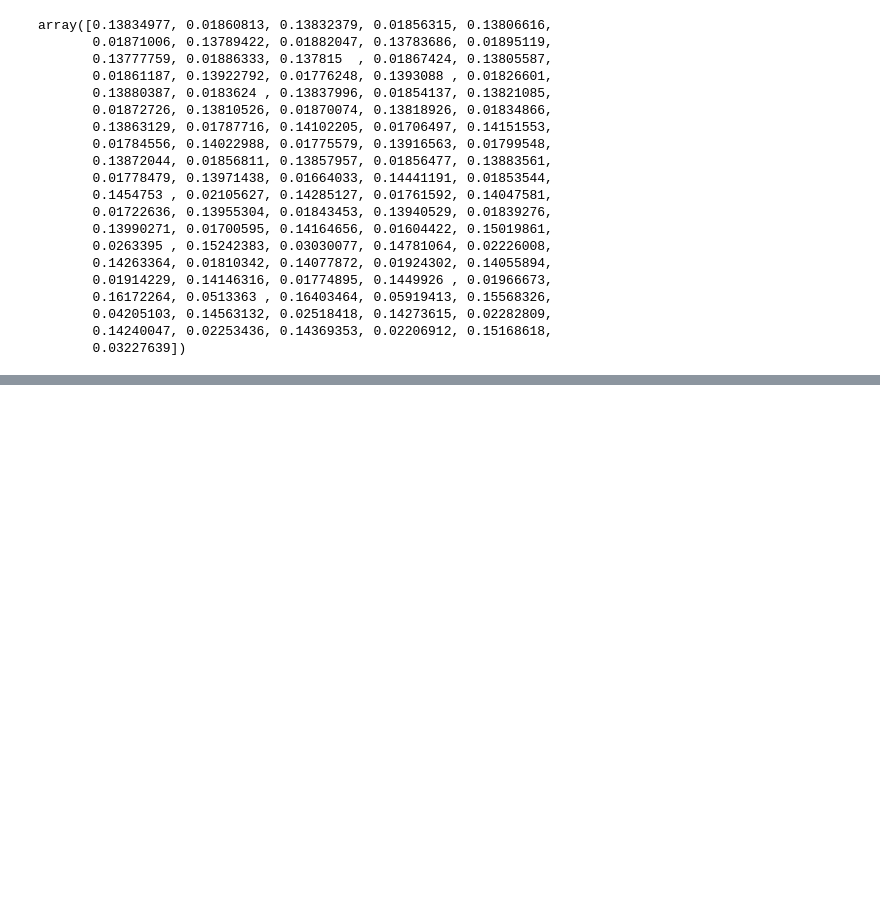
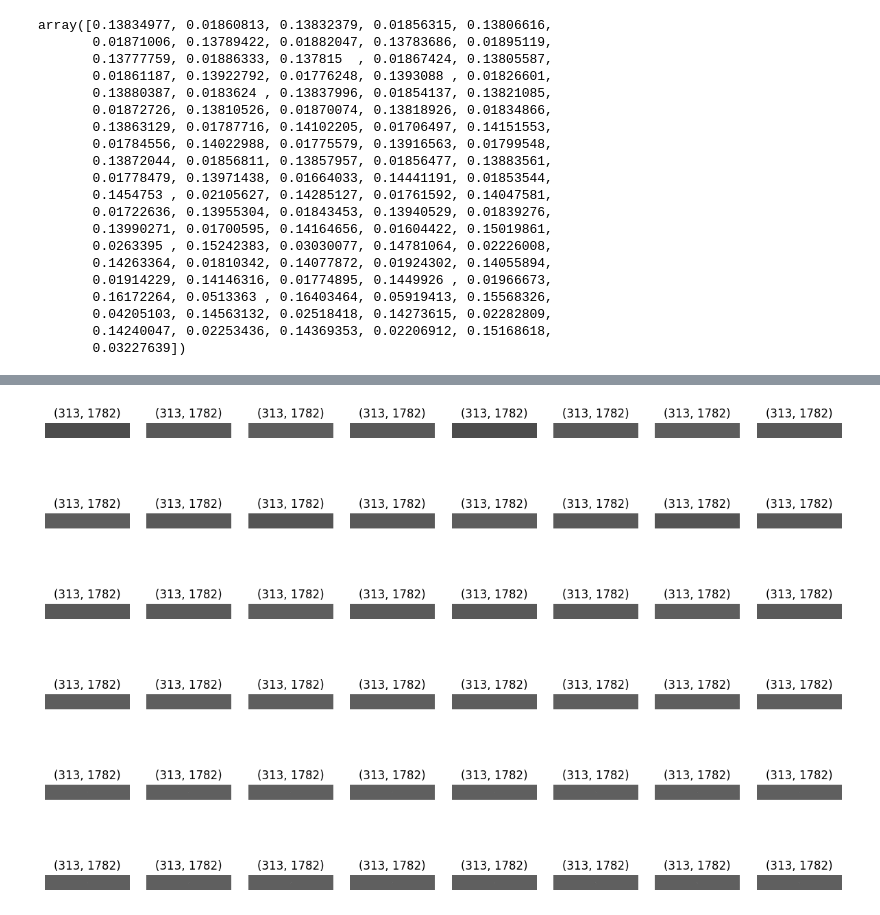
Before and after one commit to ledvic/_Plankton_Zooscan-Machine_Learning, a Jupyter notebook: _pyscripts/extract_gabor_filter_for_an_image.ipynb, the cells around one changed output, grey strips where cells are left out. Cells and saved outputs as stored; diff of their text form; code cells hidden in the pictures; blank space fills up the shorter version.

```diff
--- a/_pyscripts/extract_gabor_filter_for_an_image.ipynb
+++ b/_pyscripts/extract_gabor_filter_for_an_image.ipynb
@@ -199,0 +229,21 @@ array([0.13834977, 0.01860813, 0.13832379, 0.01856315, 0.13806616,
+# %%
+img = np.copy(cropped_image)
+# %%
+row = img.shape[0]
+col = img.shape[1] # size of image
+fmax = 0.327 # maximum frequency
+
+k = np.sqrt(2) #frequency ratio or factor for selecting filter frequencies
+
+p = 0.5 # crossing point between two consecutive filters, default 0.5
+# pf = np.sqrt(0.99) #energy to include in the filters
+
+u = 6 #number of frequencies
+v = 8 #number of orientation
+# %%
+
+GaborFilterBank = gbb().create_a_set_of_gabor_filters(fmax, k, p, u, v, row, col, 0.5, 0.5)
+# %%
+gbb().display_gabor_filter_bank_on_spatial_domain(GaborFilterBank, u, v, (15,10))
+# %% [output]
+[figure, added]
```
Also changed, not shown: parts of 26 cells of this notebook, 2 other files.
